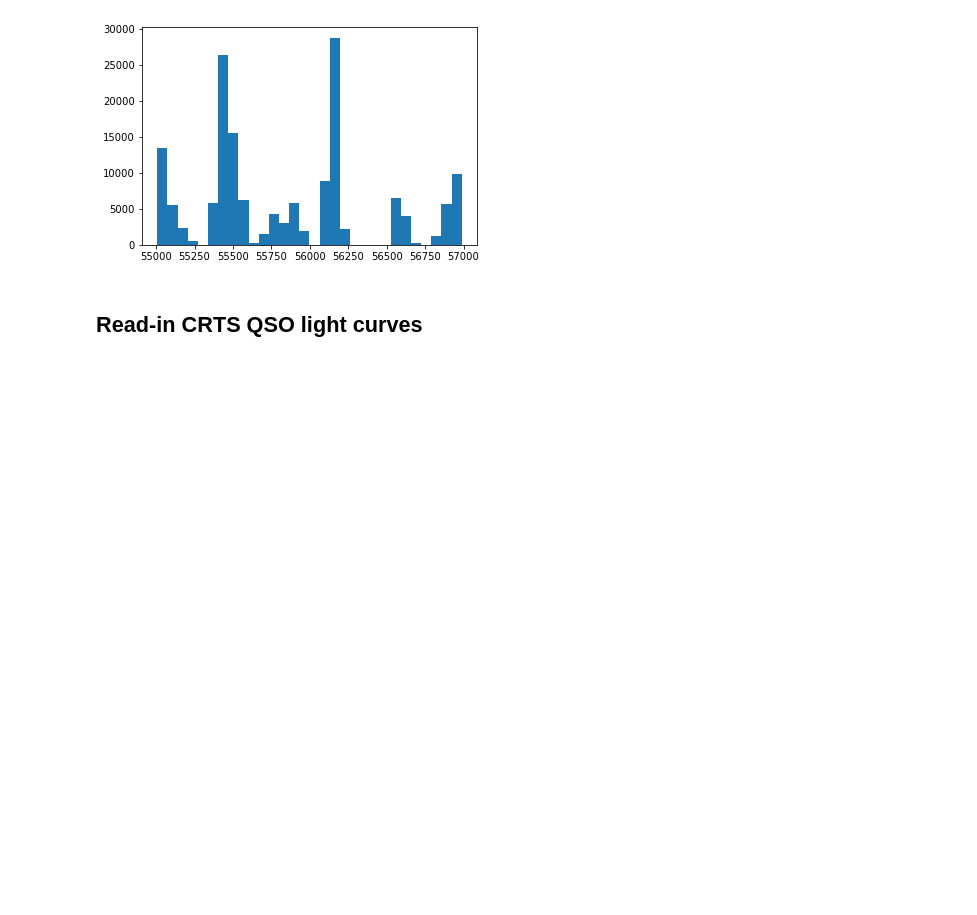
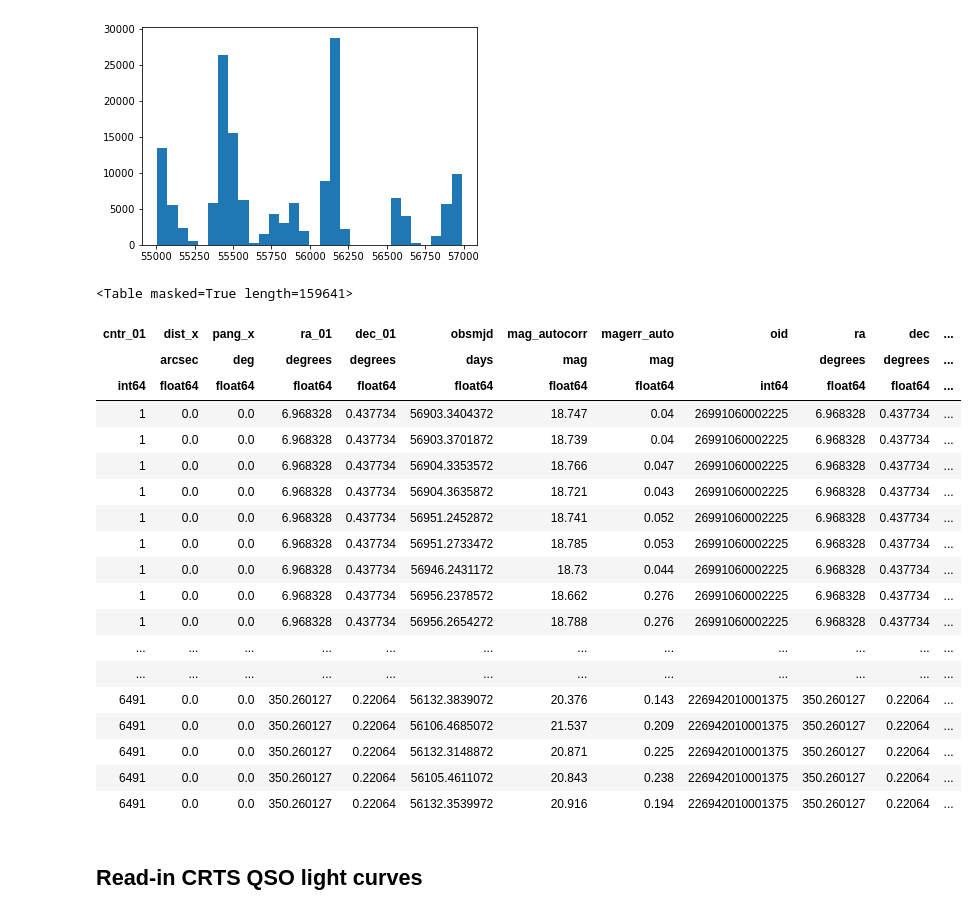
Before and after one commit to suberlak/PS1_SDSS_CRTS, a Jupyter notebook: code/07.2017_CRTS_PTF_SDSS_QSO_survey_time_span.ipynb, the cells around one changed output. Drawn from its saved outputs; the diff is of its cells as text; code cells hidden in the pictures; blank space fills up the shorter version.

```diff
--- a/code/07.2017_CRTS_PTF_SDSS_QSO_survey_time_span.ipynb
+++ b/code/07.2017_CRTS_PTF_SDSS_QSO_survey_time_span.ipynb
@@ -46,6 +46,29 @@ plt.hist(qso_ptf['obsmjd'][~m], bins=30)
          56855.40555587,  56921.40859153,  56987.4116272 ]),
  <a list of 30 Patch objects>)
 [figure]
+# %%
+qso_ptf
+# %% [output]
+<Table masked=True length=159641>
+| cntr_01 | dist_x | pang_x | ra_01 | dec_01 | obsmjd | mag_autocorr | magerr_auto | oid | ra | dec | ... |
+|  | arcsec | deg | degrees | degrees | days | mag | mag |  | degrees | degrees | ... |
+| int64 | float64 | float64 | float64 | float64 | float64 | float64 | float64 | int64 | float64 | float64 | ... |
+| 1 | 0.0 | 0.0 | 6.968328 | 0.437734 | 56903.3404372 | 18.747 | 0.04 | 26991060002225 | 6.968328 | 0.437734 | ... |
+| 1 | 0.0 | 0.0 | 6.968328 | 0.437734 | 56903.3701872 | 18.739 | 0.04 | 26991060002225 | 6.968328 | 0.437734 | ... |
+| 1 | 0.0 | 0.0 | 6.968328 | 0.437734 | 56904.3353572 | 18.766 | 0.047 | 26991060002225 | 6.968328 | 0.437734 | ... |
+| 1 | 0.0 | 0.0 | 6.968328 | 0.437734 | 56904.3635872 | 18.721 | 0.043 | 26991060002225 | 6.968328 | 0.437734 | ... |
+| 1 | 0.0 | 0.0 | 6.968328 | 0.437734 | 56951.2452872 | 18.741 | 0.052 | 26991060002225 | 6.968328 | 0.437734 | ... |
+| 1 | 0.0 | 0.0 | 6.968328 | 0.437734 | 56951.2733472 | 18.785 | 0.053 | 26991060002225 | 6.968328 | 0.437734 | ... |
+| 1 | 0.0 | 0.0 | 6.968328 | 0.437734 | 56946.2431172 | 18.73 | 0.044 | 26991060002225 | 6.968328 | 0.437734 | ... |
+| 1 | 0.0 | 0.0 | 6.968328 | 0.437734 | 56956.2378572 | 18.662 | 0.276 | 26991060002225 | 6.968328 | 0.437734 | ... |
+| 1 | 0.0 | 0.0 | 6.968328 | 0.437734 | 56956.2654272 | 18.788 | 0.276 | 26991060002225 | 6.968328 | 0.437734 | ... |
+| ... | ... | ... | ... | ... | ... | ... | ... | ... | ... | ... | ... |
+| ... | ... | ... | ... | ... | ... | ... | ... | ... | ... | ... | ... |
+| 6491 | 0.0 | 0.0 | 350.260127 | 0.22064 | 56132.3839072 | 20.376 | 0.143 | 226942010001375 | 350.260127 | 0.22064 | ... |
+| 6491 | 0.0 | 0.0 | 350.260127 | 0.22064 | 56106.4685072 | 21.537 | 0.209 | 226942010001375 | 350.260127 | 0.22064 | ... |
+| 6491 | 0.0 | 0.0 | 350.260127 | 0.22064 | 56132.3148872 | 20.871 | 0.225 | 226942010001375 | 350.260127 | 0.22064 | ... |
+| 6491 | 0.0 | 0.0 | 350.260127 | 0.22064 | 56105.4611072 | 20.843 | 0.238 | 226942010001375 | 350.260127 | 0.22064 | ... |
+| 6491 | 0.0 | 0.0 | 350.260127 | 0.22064 | 56132.3539972 | 20.916 | 0.194 | 226942010001375 | 350.260127 | 0.22064 | ... |
 # %%
 # extract only the mjds ...
 mjd_ptf = qso_ptf['obsmjd'].data.data
```
Also changed, not shown: parts of 11 cells of this notebook, 4 other files.
